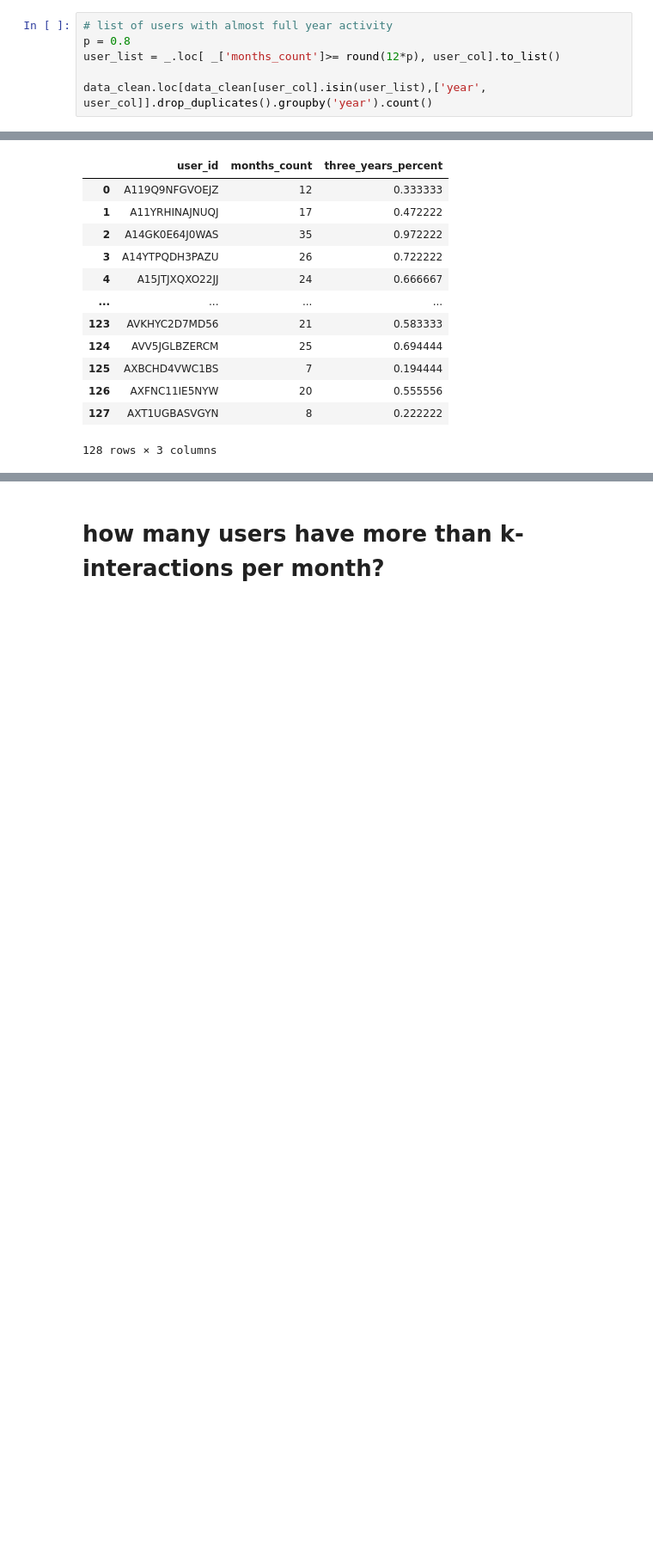
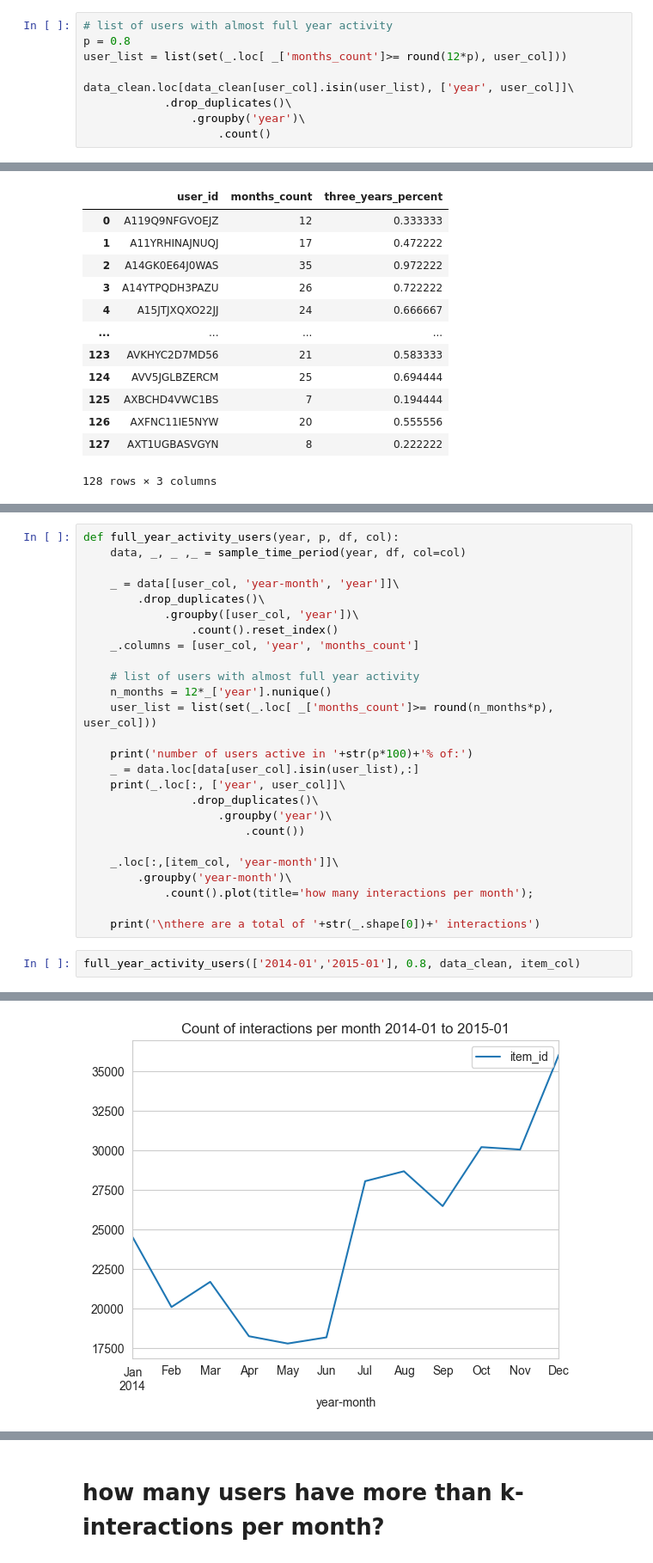
Before and after one commit to mariajoaolavoura/measuring_forgetting, a Jupyter notebook: notebooks/ADM - eda.ipynb, the cells around one changed output, grey strips where cells are left out. Shown: that part at 86% size. Drawn from its saved outputs; the diff is of its cells as text; blank space fills up the shorter version.

```diff
--- a/notebooks/ADM - eda.ipynb
+++ b/notebooks/ADM - eda.ipynb
@@ -258,9 +259,12 @@ _
 # %%
 # list of users with almost full year activity
 p = 0.8
-user_list = _.loc[ _['months_count']>= round(12*p), user_col].to_list()
+user_list = list(set(_.loc[ _['months_count']>= round(12*p), user_col]))
 
-data_clean.loc[data_clean[user_col].isin(user_list),['year', user_col]].drop_duplicates().groupby('year').count()
+data_clean.loc[data_clean[user_col].isin(user_list), ['year', user_col]]\
+            .drop_duplicates()\
+                .groupby('year')\
+                    .count()
 # %% [output]
 |  | user_id |
 | year |  |
@@ -312,0 +321,29 @@ _
+# %%
+def full_year_activity_users(year, p, df, col):
+    data, _, _ ,_ = sample_time_period(year, df, col=col)
+
+    _ = data[[user_col, 'year-month', 'year']]\
+        .drop_duplicates()\
+            .groupby([user_col, 'year'])\
+                .count().reset_index()
+    _.columns = [user_col, 'year', 'months_count']
+
+    # list of users with almost full year activity
+    n_months = 12*_['year'].nunique()
+    user_list = list(set(_.loc[ _['months_count']>= round(n_months*p), user_col]))
+
+    print('number of users active in '+str(p*100)+'% of:')
+    _ = data.loc[data[user_col].isin(user_list),:]
+    print(_.loc[:, ['year', user_col]]\
+                .drop_duplicates()\
+                    .groupby('year')\
+                        .count())
+
+    _.loc[:,[item_col, 'year-month']]\
+        .groupby('year-month')\
+            .count().plot(title='how many interactions per month');
+
+    print('\nthere are a total of '+str(_.shape[0])+' interactions')
+# %%
+full_year_activity_users(['2014-01','2015-01'], 0.8, data_clean, item_col)
+# %% [output]
@@ -312,0 +356 @@ _
+[figure, added]
```
Also changed, not shown: parts of 14 cells of this notebook, 21 other files.
